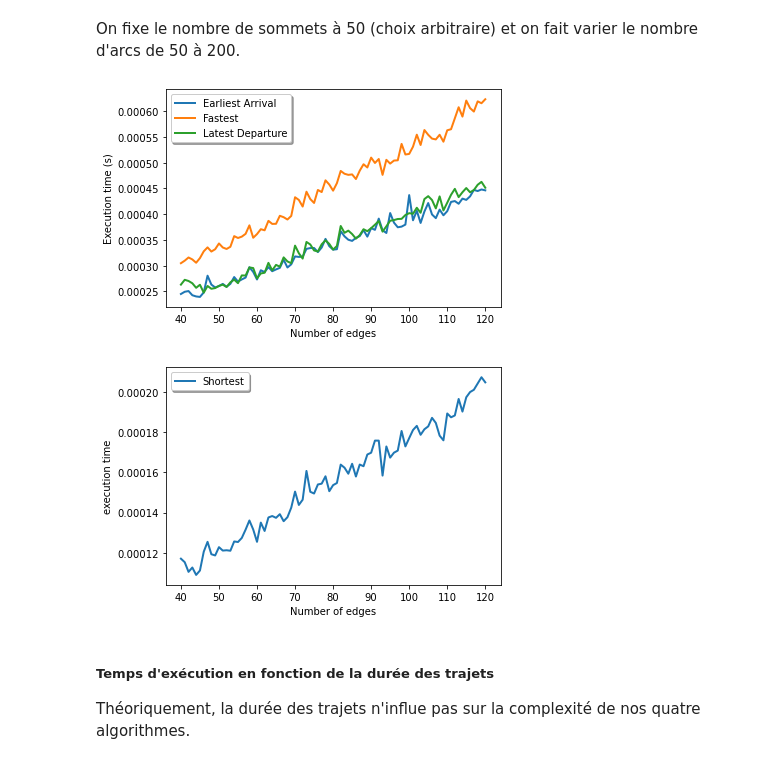
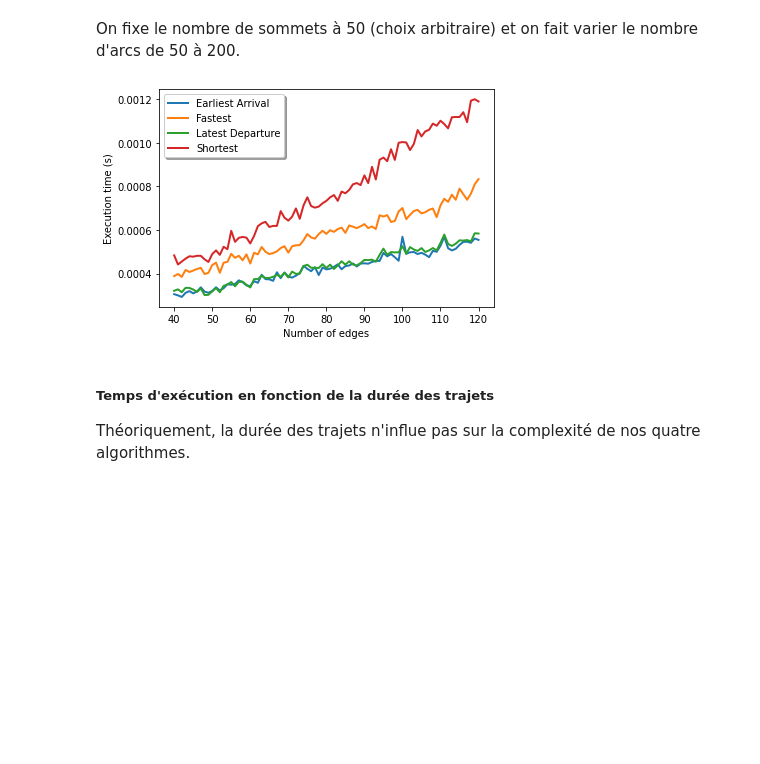
Before and after one commit to MdeCastelbajac/MOGPL, a Jupyter notebook: MOGPL.ipynb, the cells around one changed output. Saved outputs shown, nothing was run; the diff lists cells and outputs as text; code cells hidden in the pictures; blank space fills up the shorter version.

```diff
--- a/MOGPL.ipynb
+++ b/MOGPL.ipynb
@@ -262,7 +269,10 @@ def bfs(G, departure):
 
     while reach:
         departure = reach.pop()
+        date = departure[1]
         for v in G.successors(departure):
+            if v[1] <= date:
+                continue
             if (v) not in visited:
                 visited.add(v)
                 predecessors[v] = departure
@@ -343,10 +355,12 @@ def shortestPathVertices(G, departure, arrival, minDate, maxDate):
 def fastestPath(G, departure, arrival, minDate, maxDate):
     G = G.copy()
     verticesCouples = shortestPathVertices(G, departure, arrival, minDate, maxDate)
-    for v,u,d in verticesCouples:
+    for v,u,d in verticesCouples[1:]:
         predecessors = bfs(G, v)
         if u in predecessors:
-            return buildPath(predecessors, u, v)
+            path = buildPath(predecessors, u, v)
+            if path != None:
+                return path
         else:
             for n in predecessors:
                 if n[0] != departure and n[0] != arrival:
@@ -365,7 +379,7 @@ print(fastestPath(G,'a','a',1,10))
 ### IV Plus court chemin
 *On utilise Dijkstra*
 # %%
-def buildPathDijkstra(distance, path):
+def buildPathDijkstra(path):
     limit = len(path)
     for i in range(1, len(path)):
         if path[-i][0] == path[-(i+1)][0]:
@@ -553,7 +565,7 @@ print((logres1[-1] - logres1[10]) / divisor)
 On fixe le nombre de sommets à 50 (choix arbitraire) et on fait varier le nombre d'arcs de 50 à 200.
 # %%
 # Function for testing execution time of a list of algos in terms of number of arcs
-def test_nbArcs(list_algos, repeat=50, nb_vertices=20, duration=1, minDate=0, maxDate=float("Inf")):
+def test_nbArcs(list_algos, repeat=100, nb_vertices=20, duration=1, minDate=0, maxDate=float("Inf")):
     nb_algos = len(list_algos)
 
     # We need 2*n edges to make sure the last vertex is reached
@@ -595,26 +611,16 @@ def test_nbArcs(list_algos, repeat=50, nb_vertices=20, duration=1, minDate=0, ma
 # %%
-# Recording the results
-resultTime, nb_arcs = test_nbArcs([earliestArrivalPath, latestDeparturePath, fastestPath, shortestPath])
-resultTime1, resultTime2, resultTime3, resultTime4 = resultTime[0, :], resultTime[1, :], resultTime[2, :], resultTime[3, :]
 # Display results
 fig, ax = plt.subplots()
 l1 = ax.plot(nb_arcs, resultTime1, linewidth=2.0, label='Earliest Arrival')
 l3 = ax.plot(nb_arcs, resultTime3, linewidth=2.0, label='Fastest')
 l2 = ax.plot(nb_arcs, resultTime2, linewidth=2.0, label='Latest Departure')
+l4 = ax.plot(nb_arcs, resultTime4, linewidth=2.0, label='Shortest')
 legend = ax.legend(loc='upper left', shadow=True)
 ax.set_xlabel("Number of edges")
 ax.set_ylabel("Execution time (s)")
 plt.show()
-
-fig, ax = plt.subplots()
-l4 = ax.plot(nb_arcs, resultTime4, linewidth=2.0, label='Shortest')
-legend = ax.legend(loc='upper left', shadow=True)
-ax.set_xlabel("Number of edges")
-ax.set_ylabel("execution time")
-plt.show()
 # %% [output]
-[figure, old version]
+[figure, new version]
-[figure, removed]
 # %% [markdown]
 ##### Temps d'exécution en fonction de la durée des trajets
 
```
Also changed, not shown: parts of 30 cells of this notebook.
